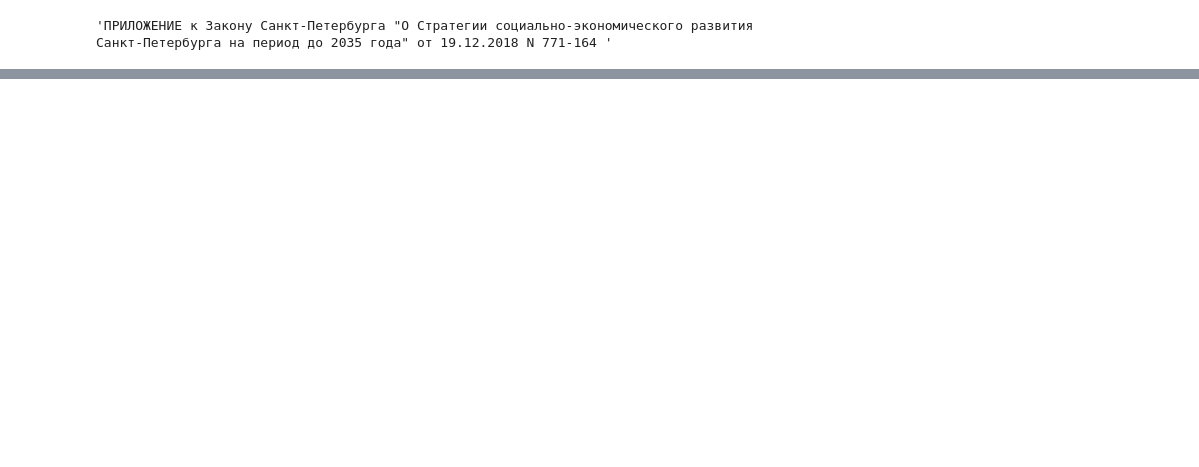
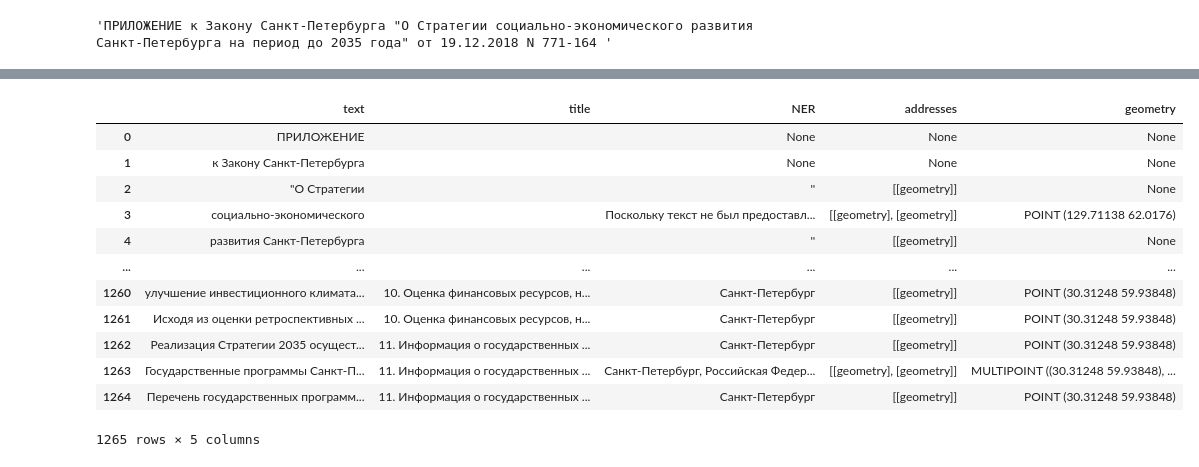
Before and after one commit to LeonDeTur/UrbanPlansAssistant, a Jupyter notebook: doc_parsing.ipynb, the cells around one changed output, grey strips where cells are left out. Saved outputs shown, nothing was run; the diff lists cells and outputs as text; code cells hidden in the pictures; blank space fills up the shorter version.

```diff
--- a/doc_parsing.ipynb
+++ b/doc_parsing.ipynb
@@ -118,3 +117,18 @@ name = " ".join(df[df["title"].isin([""])]["text"].to_list())
 name
 # %% [output]
 'ПРИЛОЖЕНИЕ к Закону Санкт-Петербурга "О Стратегии социально-экономического развития Санкт-Петербурга на период до 2035 года" от 19.12.2018 N 771-164 '
+# %%
+def geocode_all(
+        ner: str
+) -> list | None:
+    if pd.isna(ner) or not ner:
+        return None
+    ner_list = ner.split(", ")
+    res_list = []
+    for i in ner_list:
+        time.sleep(1)
+        res_list.append(gpd.tools.geocode(i, provider="arcgis"))
+    return res_list
+# %%
+df.loc[df["NER"].str.contains("\n"), "NER"] = None
+df["NER"].replace("", None, inplace=True)
@@ -120,0 +152,2 @@ name
+# %%
+df["addresses"] = df["NER"].progress_apply(geocode_all)
@@ -120,0 +170,35 @@ name
+# %%
+from shapely import to_wkt
+from shapely.geometry import MultiPoint
+
+def dump_to_wkt(geometry_list: list) -> MultiPoint | None:
+    try:
+        if geometry_list:
+            res = [i["geometry"].iloc[0] for i in geometry_list if i["address"].iloc[0]]
+            if len(res) > 1:
+                return MultiPoint(points=res)
+            elif len(res) == 1:
+                return res[0]
+            return None
+    except Exception as e:
+        print(e)
+        print(geometry_list)
+        print(res)
+df["geometry"] = df["addresses"].apply(dump_to_wkt)
+# %%
+gdf = gpd.GeoDataFrame(df, geometry="geometry", crs=4326)
+gdf
+# %% [output]
+|  | text | title | NER | addresses | geometry |
+| 0 | ПРИЛОЖЕНИЕ |  | None | None | None |
+| 1 | к Закону Санкт-Петербурга |  | None | None | None |
+| 2 | "О Стратегии |  | '' | [[geometry]] | None |
+| 3 | социально-экономического |  | Поскольку текст не был предоставл... | [[geometry], [geometry]] | POINT (129.71138 62.0176) |
+| 4 | развития Санкт-Петербурга |  | '' | [[geometry]] | None |
+| ... | ... | ... | ... | ... | ... |
+| 1260 | улучшение инвестиционного климата... | 10. Оценка финансовых ресурсов, н... | Санкт-Петербург | [[geometry]] | POINT (30.31248 59.93848) |
+| 1261 | Исходя из оценки ретроспективных ... | 10. Оценка финансовых ресурсов, н... | Санкт-Петербург | [[geometry]] | POINT (30.31248 59.93848) |
+| 1262 | Реализация Стратегии 2035 осущест... | 11. Информация о государственных ... | Санкт-Петербург | [[geometry]] | POINT (30.31248 59.93848) |
+| 1263 | Государственные программы Санкт-П... | 11. Информация о государственных ... | Санкт-Петербург, Российская Федер... | [[geometry], [geometry]] | MULTIPOINT ((30.31248 59.93848), ... |
+| 1264 | Перечень государственных программ... | 11. Информация о государственных ... | Санкт-Петербург | [[geometry]] | POINT (30.31248 59.93848) |
+1265 rows × 5 columns
```
Also changed, not shown: parts of 6 cells of this notebook, 5 other files.
